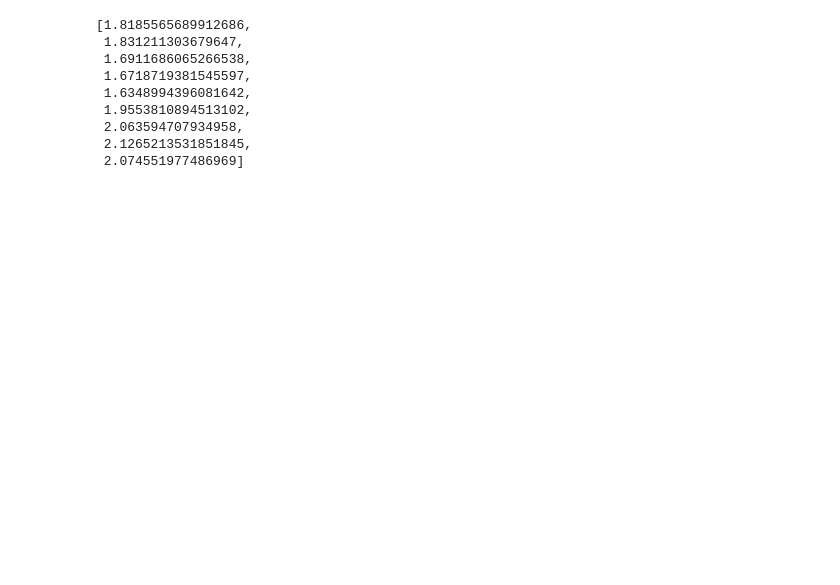
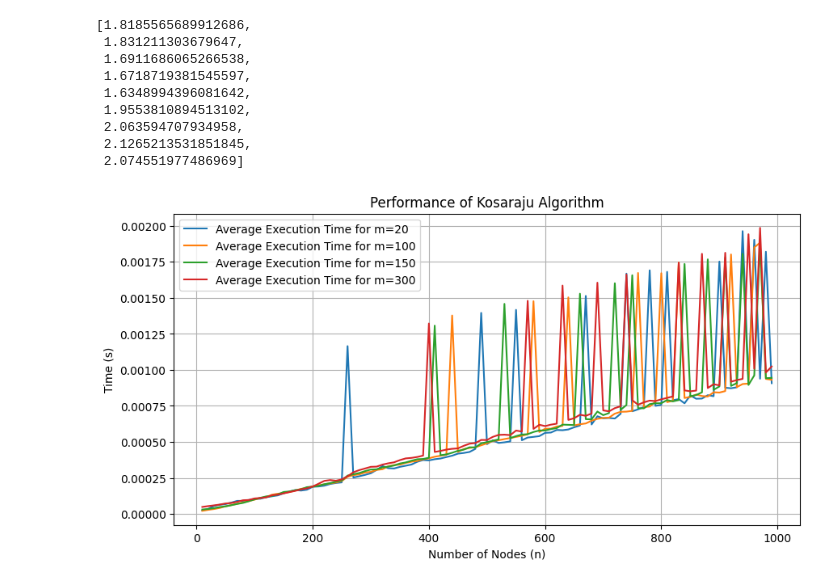
Before and after one commit to GeorgiySurkov/kosaraju-analysis, a Jupyter notebook: exploration.ipynb, the cells around one changed output. Cells and saved outputs as stored; diff of their text form; code cells hidden in the pictures; blank space fills up the shorter version.

Commit message:
nb plots

```diff
--- a/exploration.ipynb
+++ b/exploration.ipynb
@@ -132,3 +68,26 @@ fracs
  2.063594707934958,
  2.1265213531851845,
  2.074551977486969]
+# %%
+n_values = range(10, 1000, 10)
+results_m_20 = [measure_preformance(n, 20) for n in tqdm(n_values)]
+# %%
+results_m_100 = [measure_preformance(n, 100) for n in tqdm(n_values)]
+# %%
+results_m_150 = [measure_preformance(n, 150) for n in tqdm(n_values)]
+# %%
+results_m_300 = [measure_preformance(n, 300) for n in tqdm(n_values)]
+# %%
+plt.figure(figsize=(10, 5))
+plt.plot(n_values, results_m_20, label=f'Average Execution Time for m=20')
+plt.plot(n_values, results_m_100, label=f'Average Execution Time for m=100')
+plt.plot(n_values, results_m_150, label=f'Average Execution Time for m=150')
+plt.plot(n_values, results_m_300, label=f'Average Execution Time for m=300')
+plt.xlabel('Number of Nodes (n)')
+plt.ylabel('Time (s)')
+plt.title('Performance of Kosaraju Algorithm')
+plt.legend()
+plt.grid(True)
+plt.show()
+# %% [output]
+[figure, added]
```
Also changed, not shown: parts of 16 cells of this notebook.
